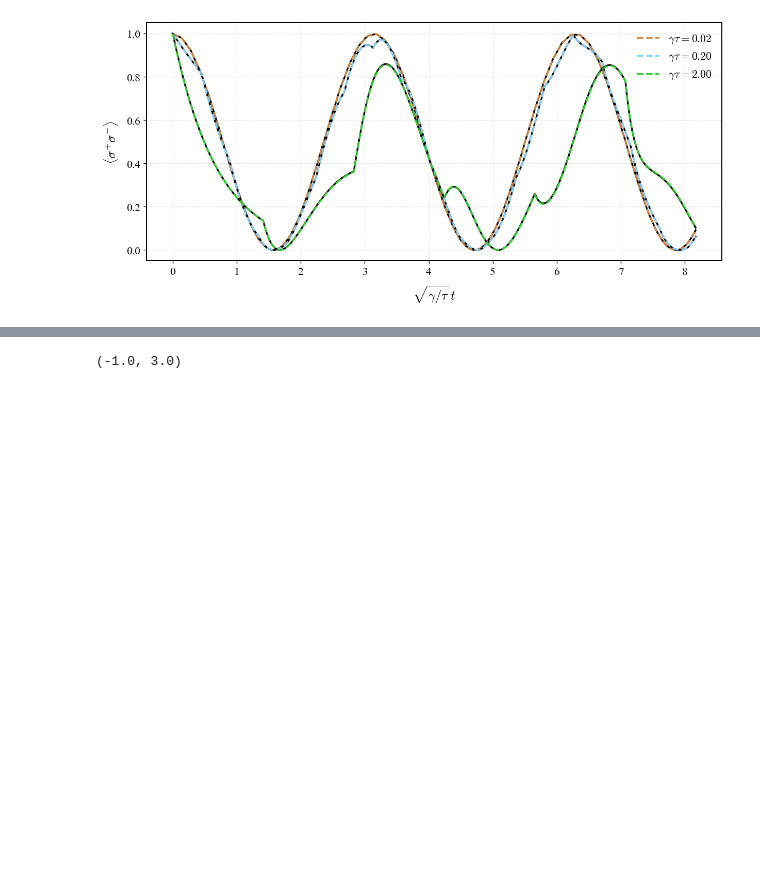
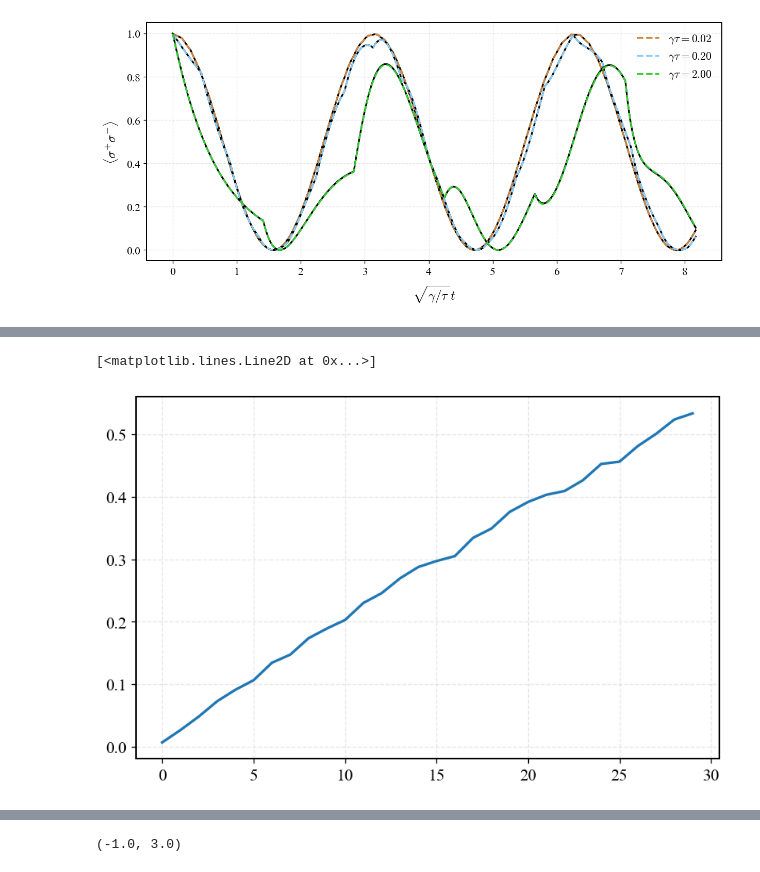
Before and after one commit to Taitoos2/non_markovian_qubit_swap, a Jupyter notebook: Idea_1.ipynb, the cells around one changed output, grey strips where cells are left out. Drawn from its saved outputs; the diff is of its cells as text; code cells hidden in the pictures; blank space fills up the shorter version.

```diff
--- a/Idea_1.ipynb
+++ b/Idea_1.ipynb
@@ -137,0 +131,5 @@ data = exp_discontinuities()
+# %%
+plt.plot(data)
+# %% [output]
+[<matplotlib.lines.Line2D at 0x...>]
+[figure, added]
```
Also changed, not shown: parts of 10 cells of this notebook.
